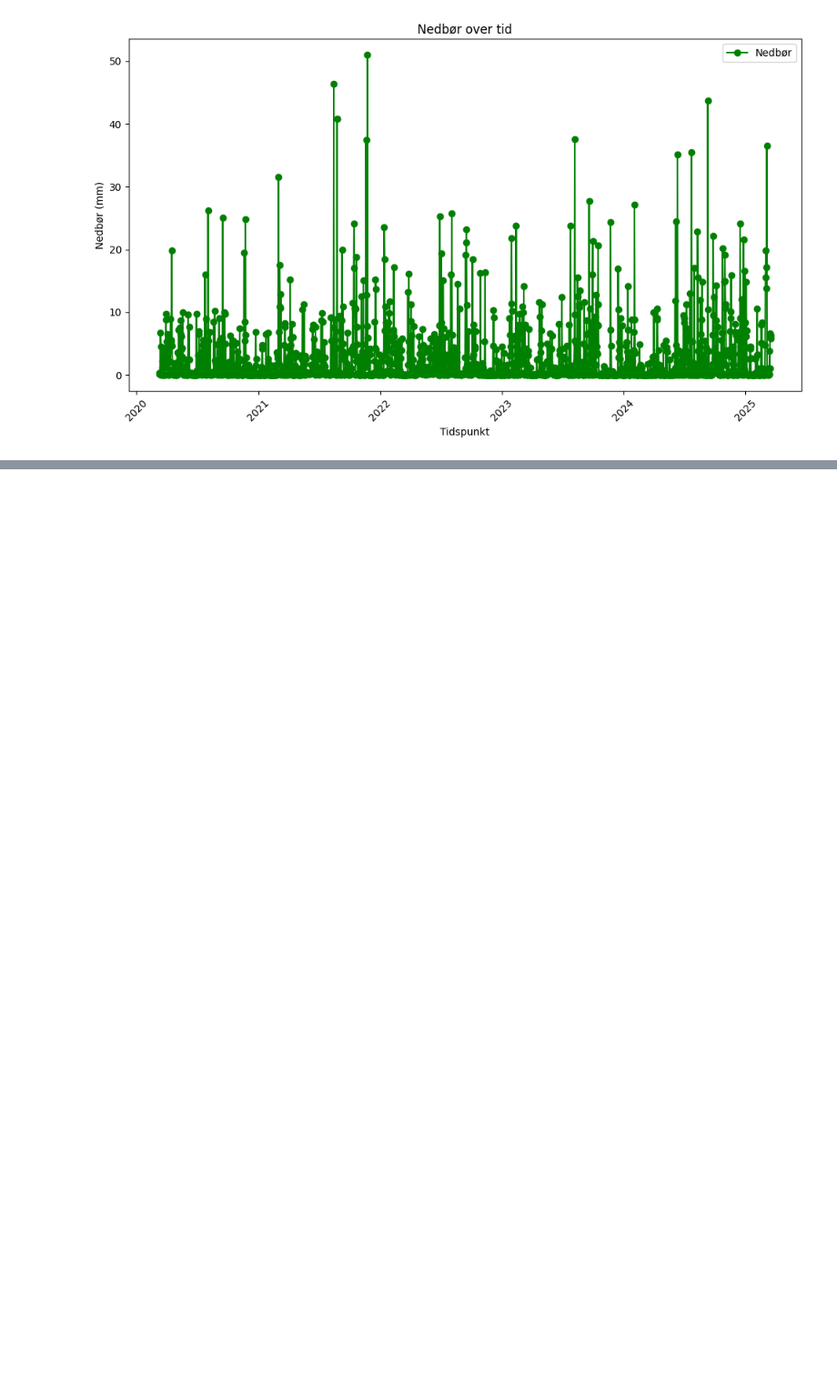
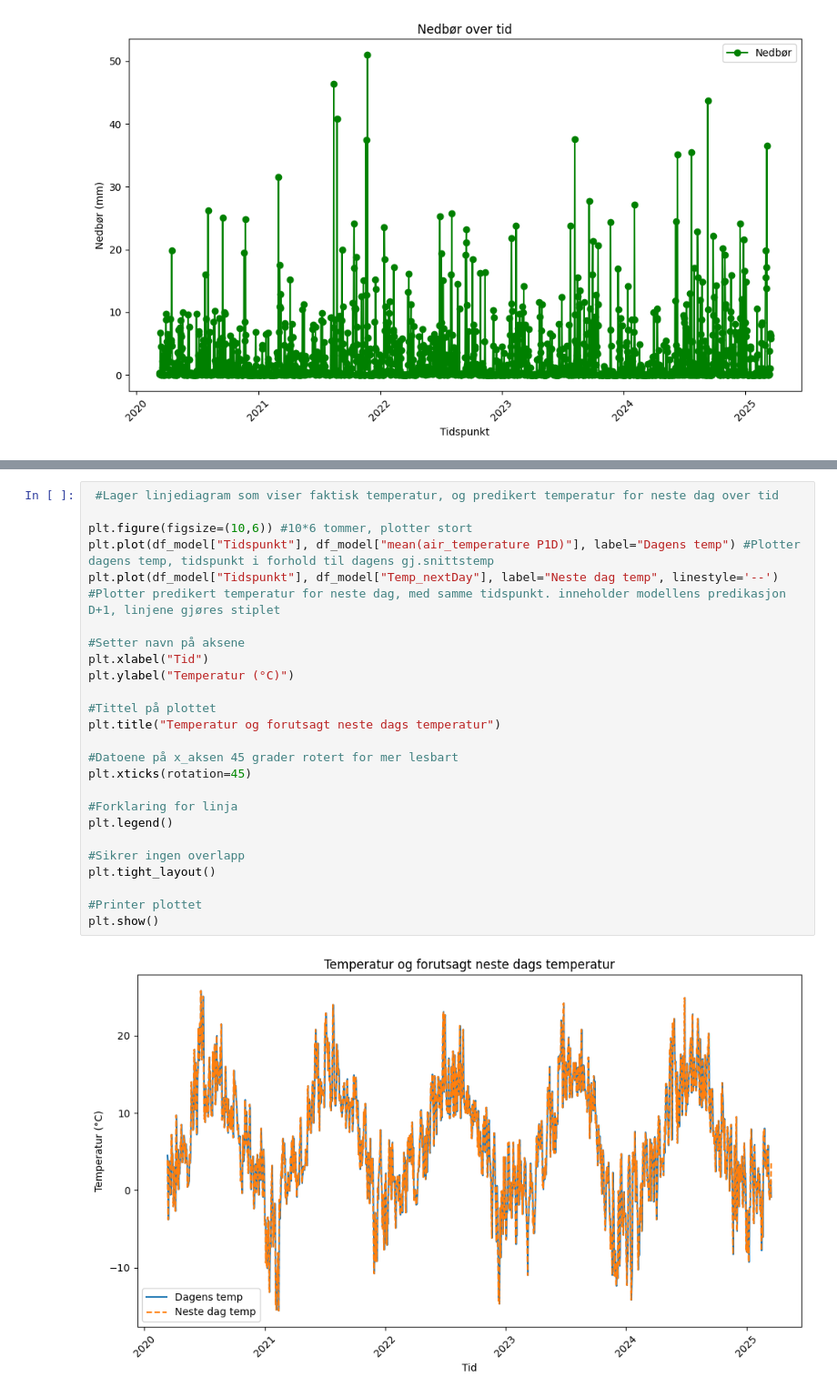
Before and after one commit to friha03/Milj-dataanalyseapplikasjon, a Jupyter notebook: API_Frost/hentedata.ipynb, the cells around one changed output, grey strips where cells are left out. Shown at 91% size. Drawn from its saved outputs; the diff is of its cells as text; blank space fills up the shorter version.

```diff
--- a/API_Frost/hentedata.ipynb
+++ b/API_Frost/hentedata.ipynb
@@ -528,0 +613,27 @@ plt.show()
+# %%
+ #Lager linjediagram som viser faktisk temperatur, og predikert temperatur for neste dag over tid
+
+plt.figure(figsize=(10,6)) #10*6 tommer, plotter stort
+plt.plot(df_model["Tidspunkt"], df_model["mean(air_temperature P1D)"], label="Dagens temp") #Plotter dagens temp, tidspunkt i forhold til dagens gj.snittstemp
+plt.plot(df_model["Tidspunkt"], df_model["Temp_nextDay"], label="Neste dag temp", linestyle='--') #Plotter predikert temperatur for neste dag, med samme tidspunkt. inneholder modellens predikasjon D+1, linjene gjøres stiplet
+
+#Setter navn på aksene
+plt.xlabel("Tid")
+plt.ylabel("Temperatur (°C)")
+
+#Tittel på plottet
+plt.title("Temperatur og forutsagt neste dags temperatur")
+
+#Datoene på x_aksen 45 grader rotert for mer lesbart
+plt.xticks(rotation=45)
+
+#Forklaring for linja
+plt.legend()
+
+#Sikrer ingen overlapp
+plt.tight_layout()
+
+#Printer plottet
+plt.show()
+# %% [output]
+[figure, added]
```
Also changed, not shown: parts of 7 cells of this notebook.
